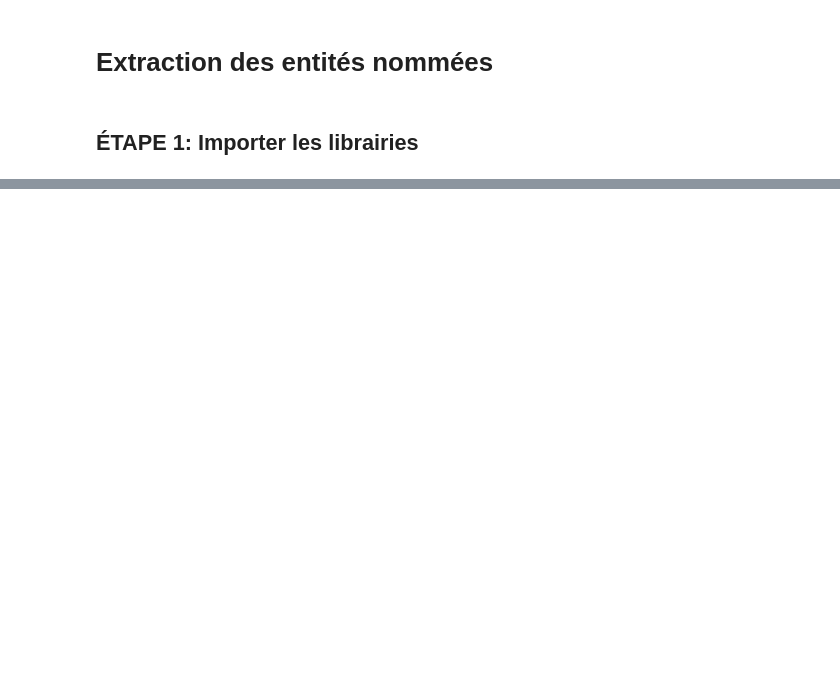
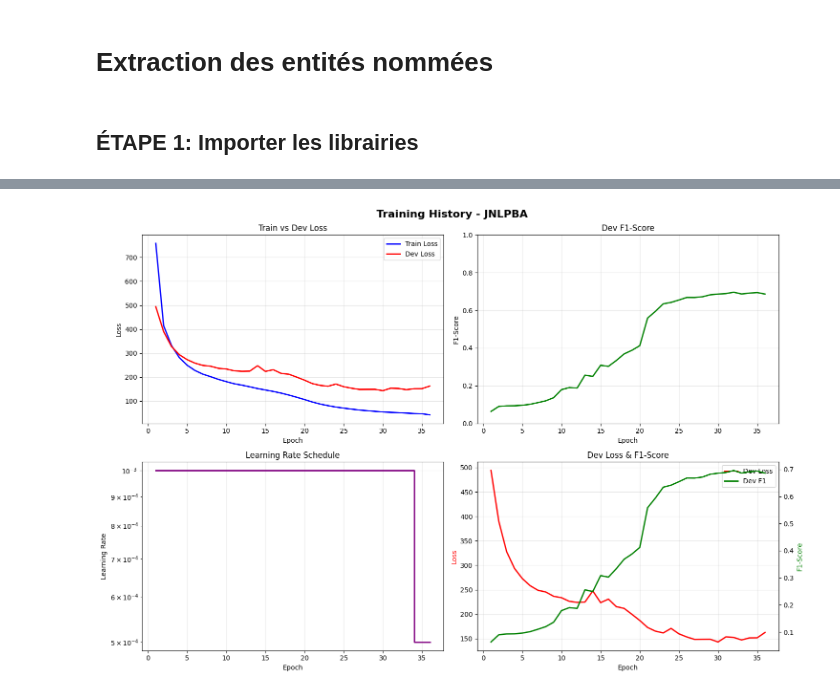
Before and after one commit to ourahma/biomedical-ner, a Jupyter notebook: notebook.ipynb, the cells around one changed output, grey strips where cells are left out. Saved outputs shown, nothing was run; the diff lists cells and outputs as text; code cells hidden in the pictures; blank space fills up the shorter version.

```diff
--- a/notebook.ipynb
+++ b/notebook.ipynb
@@ -1419,0 +36,3 @@ MODÈLE COMPLET NER BIOMÉDICAL IMPLÉMENTÉ:
+# %%
+jnlpba_sentences, jnlpbaclasses = load_jnlpba_dataset("./datasets/JNLPBA")
+print(jnlpba_sentences[1])
@@ -1419,0 +44,4 @@ MODÈLE COMPLET NER BIOMÉDICAL IMPLÉMENTÉ:
+# %%
+ncbi_data = load_ncbi_dataset("./datasets/NCBI-Corpus")
+ncbi_sentences = prepare_ncbi_for_ner(ncbi_data)
+print(ncbi_sentences[1])
@@ -1419,0 +649,9 @@ MODÈLE COMPLET NER BIOMÉDICAL IMPLÉMENTÉ:
+# %%
+model_jnlpba, history_jnlpba = run_complete_pipeline_with_scheduler(
+    dataset_name='JNLPBA',
+    loaders=results_jnlpba,
+    embedding_url=None,
+    epochs=40,
+    patience=4,
+    checkpoints_dir = "./checkpoints/JNLPBA"
+)
@@ -1419,0 +718,66 @@ MODÈLE COMPLET NER BIOMÉDICAL IMPLÉMENTÉ:
+# %%
+import matplotlib.pyplot as plt
+import seaborn as sns
+from sklearn.metrics import confusion_matrix, classification_report
+import pandas as pd
+import numpy as np
+
+def plot_training_history(history, dataset_name):
+    """
+    Visualise l'historique d'entraînement
+    """
+    fig, axes = plt.subplots(2, 2, figsize=(15, 10))
+    fig.suptitle(f'Training History - {dataset_name}', fontsize=16, fontweight='bold')
+
+    epochs = range(1, len(history['train_loss']) + 1)
+
+    # Plot 1: Train vs Dev Loss
+    axes[0, 0].plot(epochs, history['train_loss'], 'b-', label='Train Loss', linewidth=2)
+    axes[0, 0].plot(epochs, history['dev_loss'], 'r-', label='Dev Loss', linewidth=2)
+    axes[0, 0].set_xlabel('Epoch')
+    axes[0, 0].set_ylabel('Loss')
+    axes[0, 0].set_title('Train vs Dev Loss')
+    axes[0, 0].legend()
+    axes[0, 0].grid(True, alpha=0.3)
+
+    # Plot 2: F1-Score
+    axes[0, 1].plot(epochs, history['dev_f1'], 'g-', linewidth=2)
+    axes[0, 1].set_xlabel('Epoch')
+    axes[0, 1].set_ylabel('F1-Score')
+    axes[0, 1].set_title('Dev F1-Score')
+    axes[0, 1].set_ylim(0, 1)
+    axes[0, 1].grid(True, alpha=0.3)
+
+    # Plot 3: Learning Rate
+    axes[1, 0].step(epochs, history['lr'], 'purple', linewidth=2)
+    axes[1, 0].set_xlabel('Epoch')
+    axes[1, 0].set_ylabel('Learning Rate')
+    axes[1, 0].set_title('Learning Rate Schedule')
+    axes[1, 0].set_yscale('log')
+    axes[1, 0].grid(True, alpha=0.3)
+
+    # Plot 4: Combined (Loss + F1)
+    ax2 = axes[1, 1].twinx()
+    line1, = axes[1, 1].plot(epochs, history['dev_loss'], 'r-', label='Dev Loss', linewidth=2)
+    line2, = ax2.plot(epochs, history['dev_f1'], 'g-', label='Dev F1', linewidth=2)
+    axes[1, 1].set_xlabel('Epoch')
+    axes[1, 1].set_ylabel('Loss', color='r')
+    ax2.set_ylabel('F1-Score', color='g')
+    axes[1, 1].set_title('Dev Loss & F1-Score')
+    lines = [line1, line2]
+    labels = [l.get_label() for l in lines]
+    axes[1, 1].legend(lines, labels, loc='upper right')
+    axes[1, 1].grid(True, alpha=0.3)
+
+    plt.tight_layout()
+    plt.show()
+    print(f"STATISTIQUES FINALES - {dataset_name}")
+
+    print(f"Meilleur F1-score (dev): {max(history['dev_f1']):.4f}")
+    print(f"Final train loss: {history['train_loss'][-1]:.4f}")
+    print(f"Final dev loss: {history['dev_loss'][-1]:.4f}")
+    print(f"Final learning rate: {history['lr'][-1]:.6f}")
+
+plot_training_history(history_jnlpba, dataset_name="JNLPBA")
+# %% [output]
+[figure, added]
```
Also changed, not shown: parts of 45 cells of this notebook, 16 other files.
